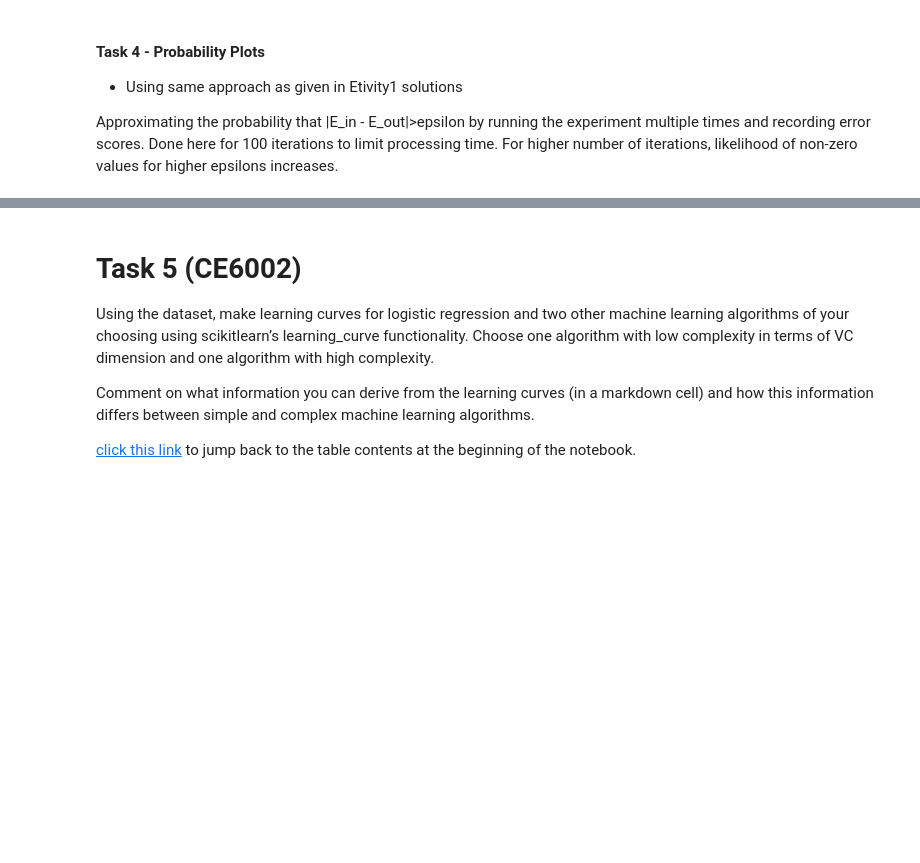
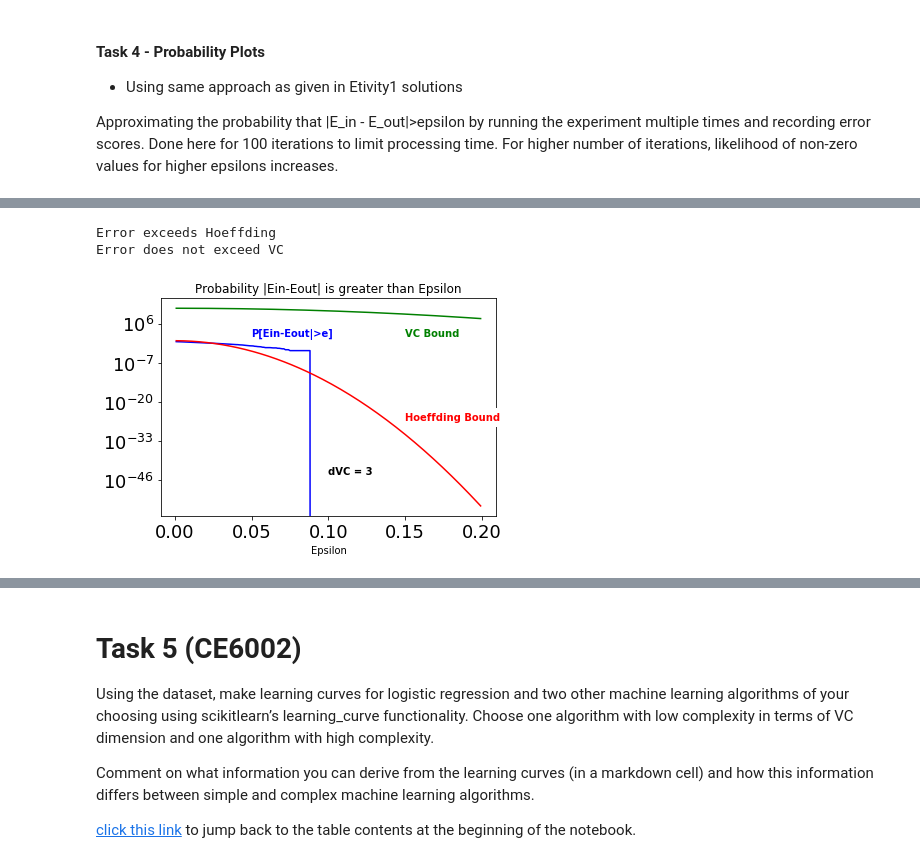
Before and after one commit to vipulpopat/MSCAI_Sem1_Etivity2, a Jupyter notebook: Etivity2_9939245.ipynb, the cells around one changed output, grey strips where cells are left out. Cells and saved outputs as stored; diff of their text form; code cells hidden in the pictures; blank space fills up the shorter version.

Commit message:
Update Etivity2_9939245.ipynb
Final submission

```diff
--- a/Etivity2_9939245.ipynb
+++ b/Etivity2_9939245.ipynb
@@ -1265,3 +1283,12 @@ Error does not exceed VC
+# %%
+# Re-run plot on simple dataset using the same two features from Etivity 1
+X_simple = df[['ratio_bal_ln', 'ratio_ln_inc']].values
+
+probability_plot(X_simple,y)
+# %% [output]
+Error exceeds Hoeffding
+Error does not exceed VC
+[figure, added]
 # %% [markdown]
 <a id='task4_analysis'></a>
 # %% [markdown]
```
Also changed, not shown: parts of 7 cells of this notebook.
